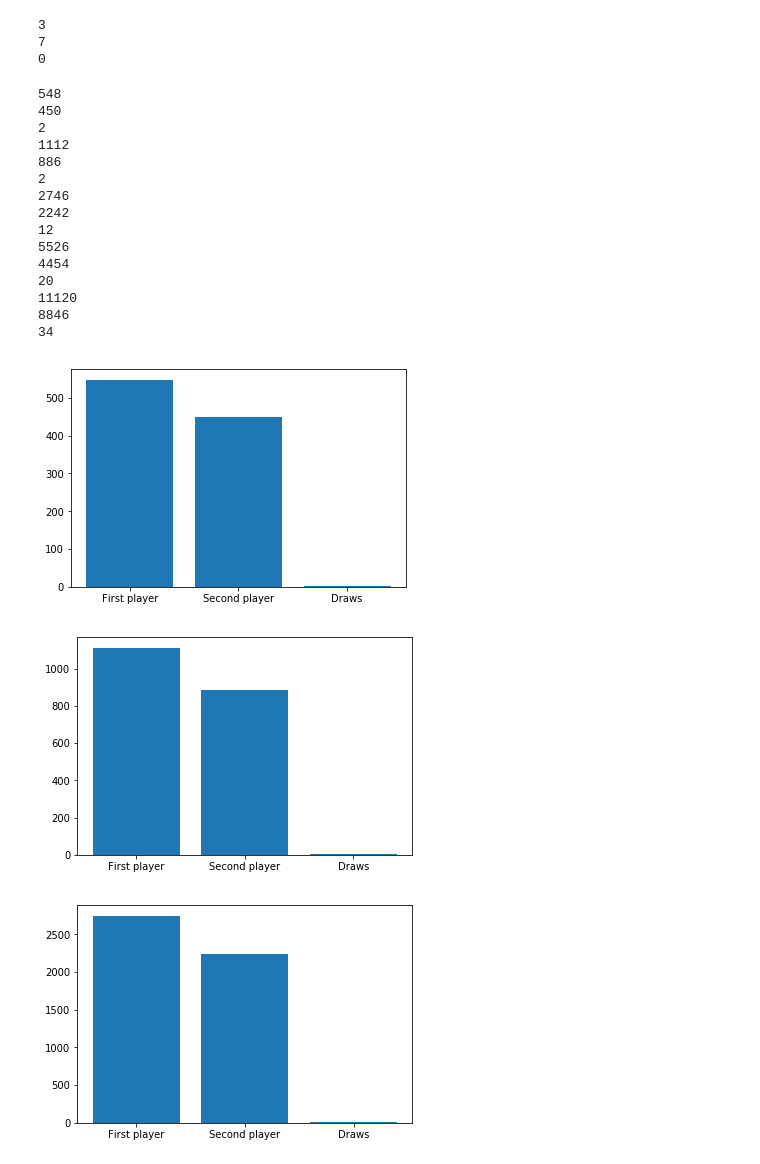
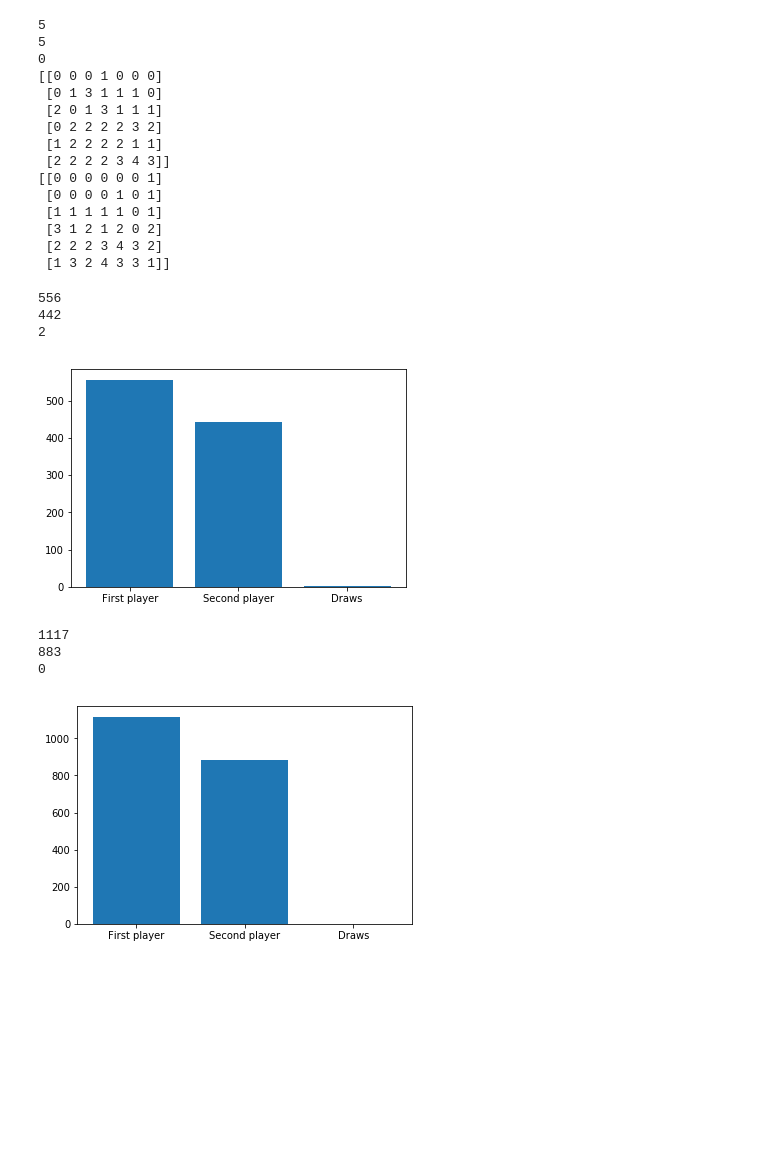
Before and after one commit to Vanik888/Game-AI, a Jupyter notebook: project_1/task1.3/Connect statistic.ipynb, the cells around one changed output. Saved outputs shown, nothing was run; the diff lists cells and outputs as text; code cells hidden in the pictures; blank space fills up the shorter version.

```diff
--- a/project_1/task1.3/Connect statistic.ipynb
+++ b/project_1/task1.3/Connect statistic.ipynb
@@ -53,53 +53,58 @@ def run_random_game():
         draws += 1
 # %%
 x_wins, o_wins, draws = 0, 0, 0
+win_pos_x = np.zeros((n_rows, n_columns), dtype=int)
+win_pos_o  = np.zeros((n_rows, n_columns), dtype=int)
 for i in range(10):
     run_random_game()
+print x_wins
+print o_wins
+print draws
+print win_pos_x
+print win_pos_o
+# %% [output]
+5
+5
+0
+[[0 0 0 1 0 0 0]
+ [0 1 3 1 1 1 0]
+ [2 0 1 3 1 1 1]
+ [0 2 2 2 2 3 2]
+ [1 2 2 2 2 1 1]
+ [2 2 2 2 3 4 3]]
+[[0 0 0 0 0 0 1]
+ [0 0 0 0 1 0 1]
+ [1 1 1 1 1 0 1]
+ [3 1 2 1 2 0 2]
+ [2 2 2 3 4 3 2]
+ [1 3 2 4 3 3 1]]
-# %%
-print x_wins
-print o_wins
-print draws
-# %% [output]
-3
-7
-0
 # %%
 from matplotlib.ticker import FuncFormatter
 import matplotlib.pyplot as plt
 import numpy as np
 %matplotlib inline
 
-games_num = [1000, 2000, 5000, 10000, 20000]
+games_num = [1000, 2000]
 
 for i in games_num:
     x_wins, o_wins, draws = 0, 0, 0
     for j in range(i):
         run_random_game()
     print x_wins
     print o_wins
     print draws
     x = np.arange(3)
     money = [x_wins, o_wins, draws]
     fig, ax = plt.subplots()
     plt.bar(x, money)
     plt.xticks(x, ('First player', 'Second player', 'Draws'))
     plt.show()
 # %% [output]
-548
-450
+556
+442
 2
-1112
-886
-2
-2746
-2242
-12
-5526
-4454
-20
-11120
-8846
-34
-[figure, old version]
+[figure, new version]
+1117
+883
+0
 [figure]
-[figure, removed]
```
Also changed, not shown: parts of 5 cells of this notebook.
